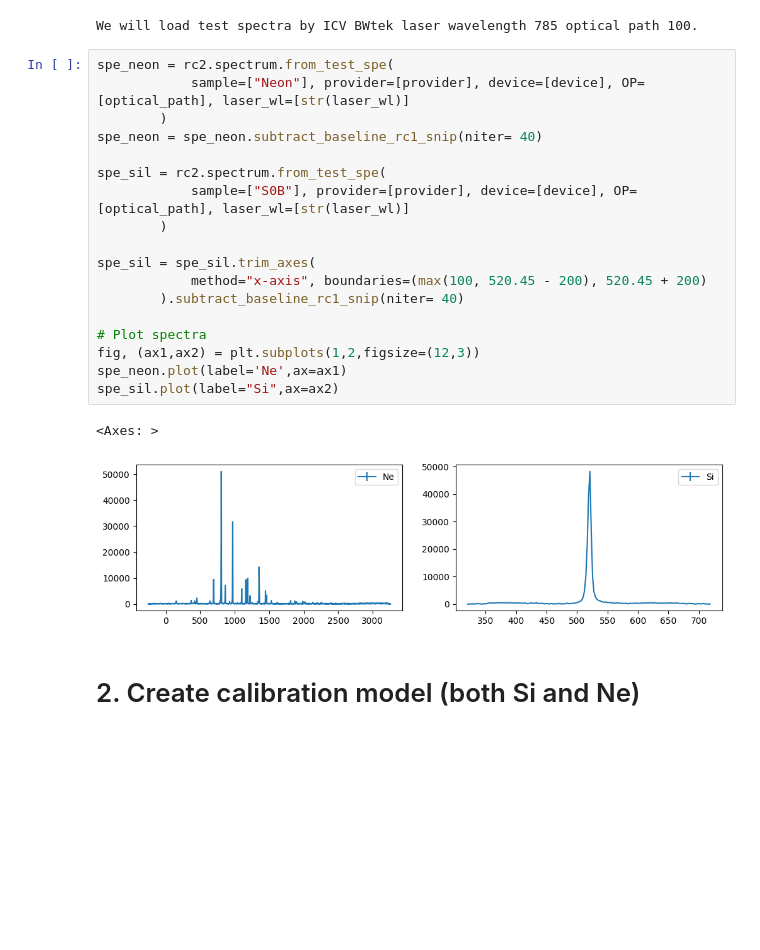
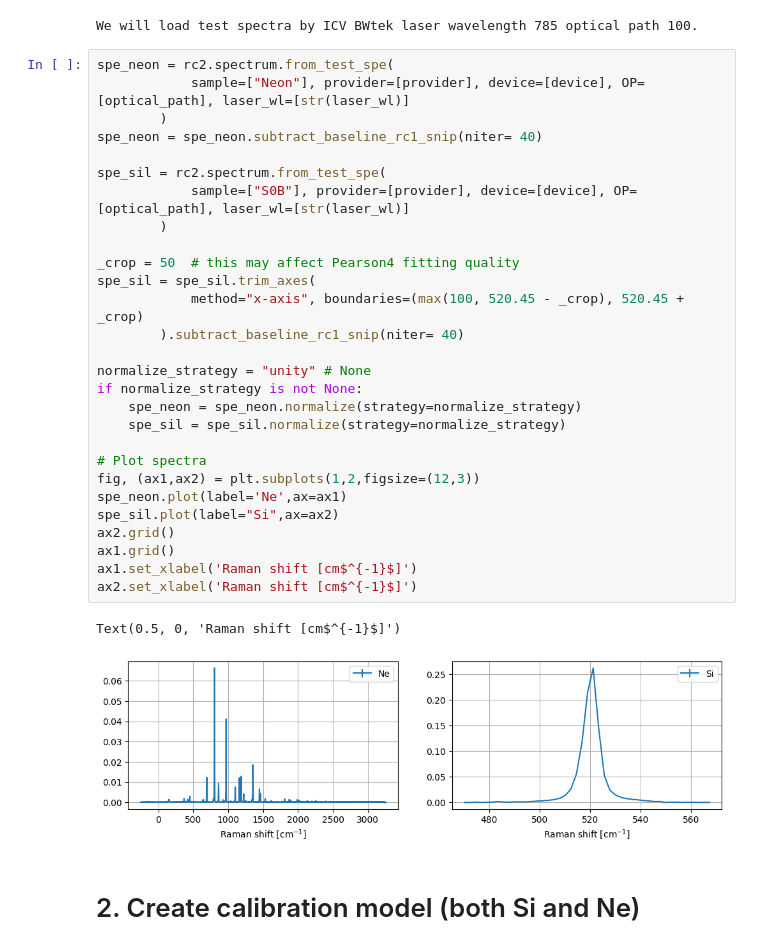
Before and after one commit to h2020charisma/ramanchada2, a Jupyter notebook: examples/publication/demo.ipynb, the cells around one changed output. Drawn from its saved outputs; the diff is of its cells as text; blank space fills up the shorter version.

```diff
--- a/examples/publication/demo.ipynb
+++ b/examples/publication/demo.ipynb
@@ -38,24 +38,34 @@ We will load test spectra by ICV BWtek laser wavelength 785 optical path 100.
 # %%
 spe_neon = rc2.spectrum.from_test_spe(
             sample=["Neon"], provider=[provider], device=[device], OP=[optical_path], laser_wl=[str(laser_wl)]
         )
 spe_neon = spe_neon.subtract_baseline_rc1_snip(niter= 40)
 
 spe_sil = rc2.spectrum.from_test_spe(
             sample=["S0B"], provider=[provider], device=[device], OP=[optical_path], laser_wl=[str(laser_wl)]
         )
 
+_crop = 50  # this may affect Pearson4 fitting quality
 spe_sil = spe_sil.trim_axes(
-            method="x-axis", boundaries=(max(100, 520.45 - 200), 520.45 + 200)
+            method="x-axis", boundaries=(max(100, 520.45 - _crop), 520.45 + _crop)
         ).subtract_baseline_rc1_snip(niter= 40)
+
+normalize_strategy = "unity" # None
+if normalize_strategy is not None:
+    spe_neon = spe_neon.normalize(strategy=normalize_strategy)
+    spe_sil = spe_sil.normalize(strategy=normalize_strategy)
 
 # Plot spectra
 fig, (ax1,ax2) = plt.subplots(1,2,figsize=(12,3))
 spe_neon.plot(label='Ne',ax=ax1)
 spe_sil.plot(label="Si",ax=ax2)
+ax2.grid()
+ax1.grid()
+ax1.set_xlabel('Raman shift [cm$^{-1}$]')
+ax2.set_xlabel('Raman shift [cm$^{-1}$]')
 # %% [output]
-<Axes: >
+Text(0.5, 0, 'Raman shift [cm$^{-1}$]')
-[figure, old version]
+[figure, new version]
 # %% [markdown]
 # 2. Create calibration model (both Si and Ne)
 # %%
```
Also changed, not shown: parts of 19 cells of this notebook.
